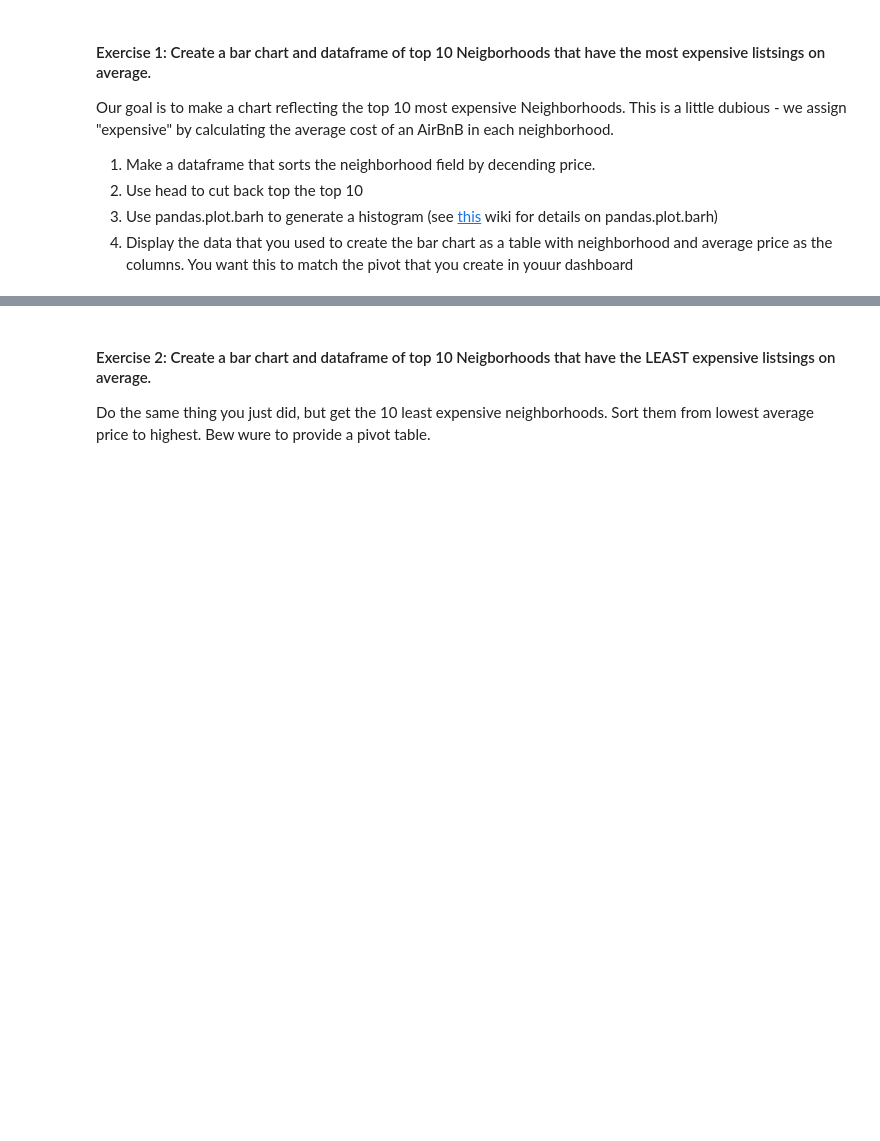
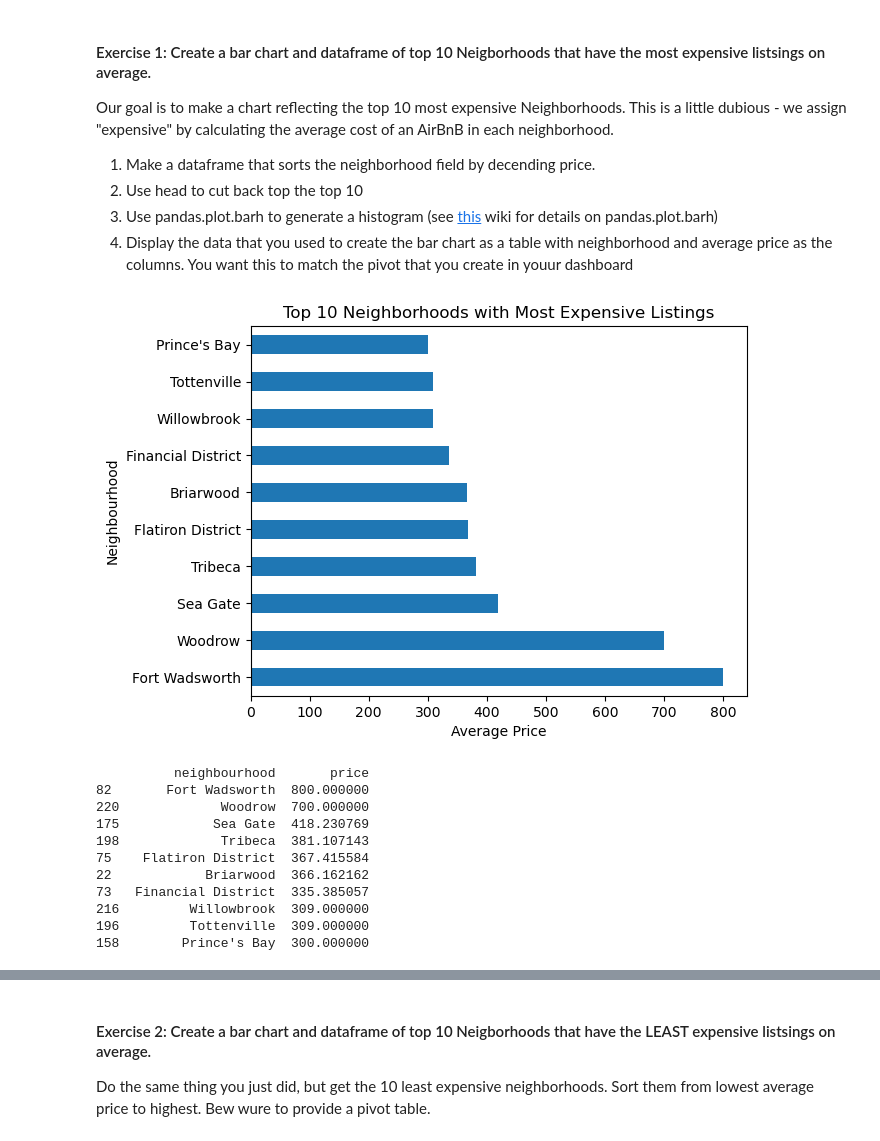
Before and after one commit to notreyreyes/my-fork-2024-fall-data-science, a Jupyter notebook: Week-03-Data_Analytics-Data_Viz-BI_tools/Exercise-RR.ipynb, the cells around one changed output, grey strips where cells are left out. Cells and saved outputs as stored; diff of their text form; code cells hidden in the pictures; blank space fills up the shorter version.

```diff
--- a/Week-03-Data_Analytics-Data_Viz-BI_tools/Exercise-RR.ipynb
+++ b/Week-03-Data_Analytics-Data_Viz-BI_tools/Exercise-RR.ipynb
@@ -32,11 +33,39 @@ an AirBnB in each neighborhood.
 # %%
 # our goal is to make a chart reflecting the top 10 most expensive Neighborhoods
 # This is a little dubious - we assign "expensive" by calculating the average cost of
 # an AirBnB in each neighborhood, then we take the top ten and weight each slice
 # by the average value.
 #
 # make a dataframe that sorts the neighborhood field by decending price.
 # Use head to cut back top the top 10. Then, use df.plot.barh to generate a histogram.
+
+#Here we use mean() to calculate avg cost in each neighbourhood by using groupby()
+df_grouped = df.groupby('neighbourhood')['price'].mean().reset_index()
+
+df_sorted = df_grouped.sort_values(by='price', ascending=False)
+
+df_top10 = df_sorted.head(10)
+
+df_top10.plot.barh(x='neighbourhood', y='price', legend=False)
+plt.xlabel('Average Price')
+plt.ylabel('Neighbourhood')
+plt.title('Top 10 Neighborhoods with Most Expensive Listings')
+plt.show()
+
+print(df_top10)
+# %% [output]
+[figure, added]
+          neighbourhood       price
+82       Fort Wadsworth  800.000000
+220             Woodrow  700.000000
+175            Sea Gate  418.230769
+198             Tribeca  381.107143
+75    Flatiron District  367.415584
+22            Briarwood  366.162162
+73   Financial District  335.385057
+216         Willowbrook  309.000000
+196         Tottenville  309.000000
+158        Prince's Bay  300.000000
 # %%
 # Now, display the top 10 datframe you created as a table with columns
 # neighbourhood and price
```
Also changed, not shown: parts of 5 cells of this notebook.
